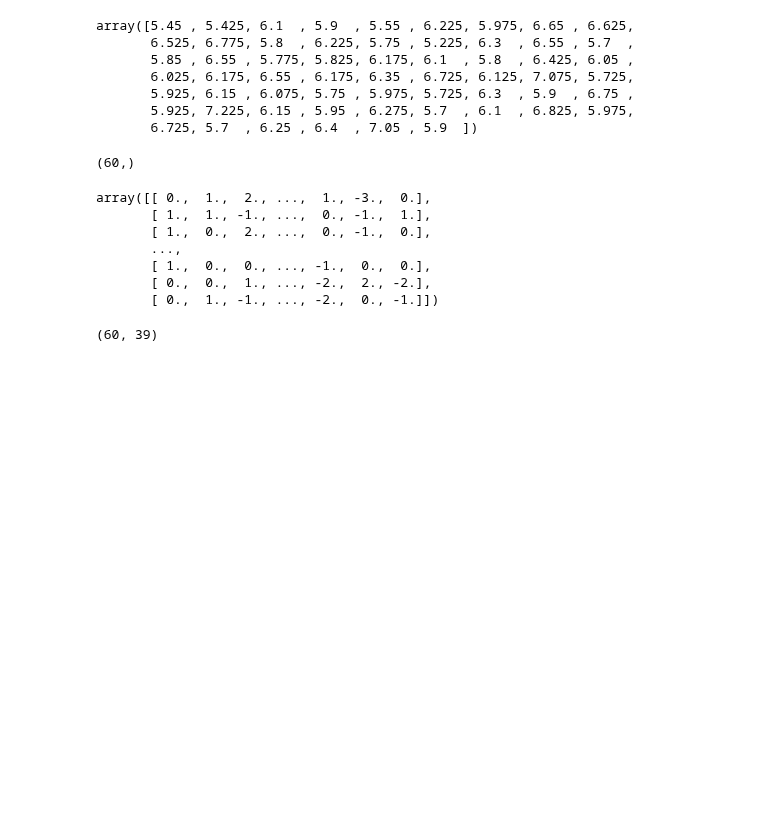
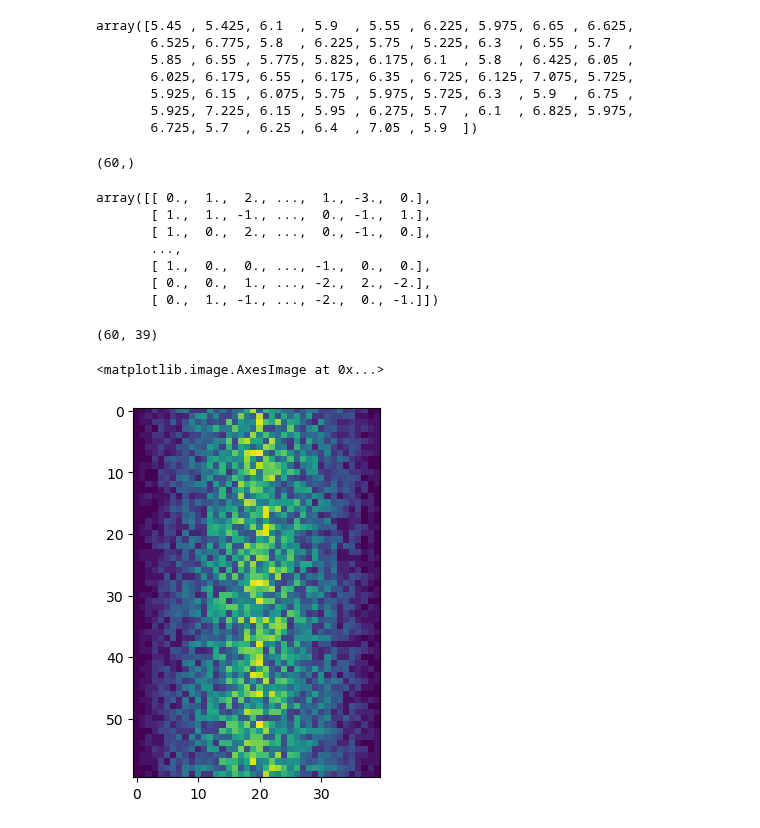
Before and after one commit to 4TUResearchData-Carpentries/workshop_notes, a Jupyter notebook: python_day1.ipynb, the cells around one changed output. Saved outputs shown, nothing was run; the diff lists cells and outputs as text; code cells hidden in the pictures; blank space fills up the shorter version.

```diff
--- a/python_day1.ipynb
+++ b/python_day1.ipynb
@@ -288,4 +288,8 @@ numpy.diff(data,axis=1).shape
 # %% [output]
 (60, 39)
 # %%
-import matplotlib.
+import matplotlib.pyplot
+matplotlib.pyplot.imshow(data)
+# %% [output]
+<matplotlib.image.AxesImage at 0x...>
+[figure, added]
```
